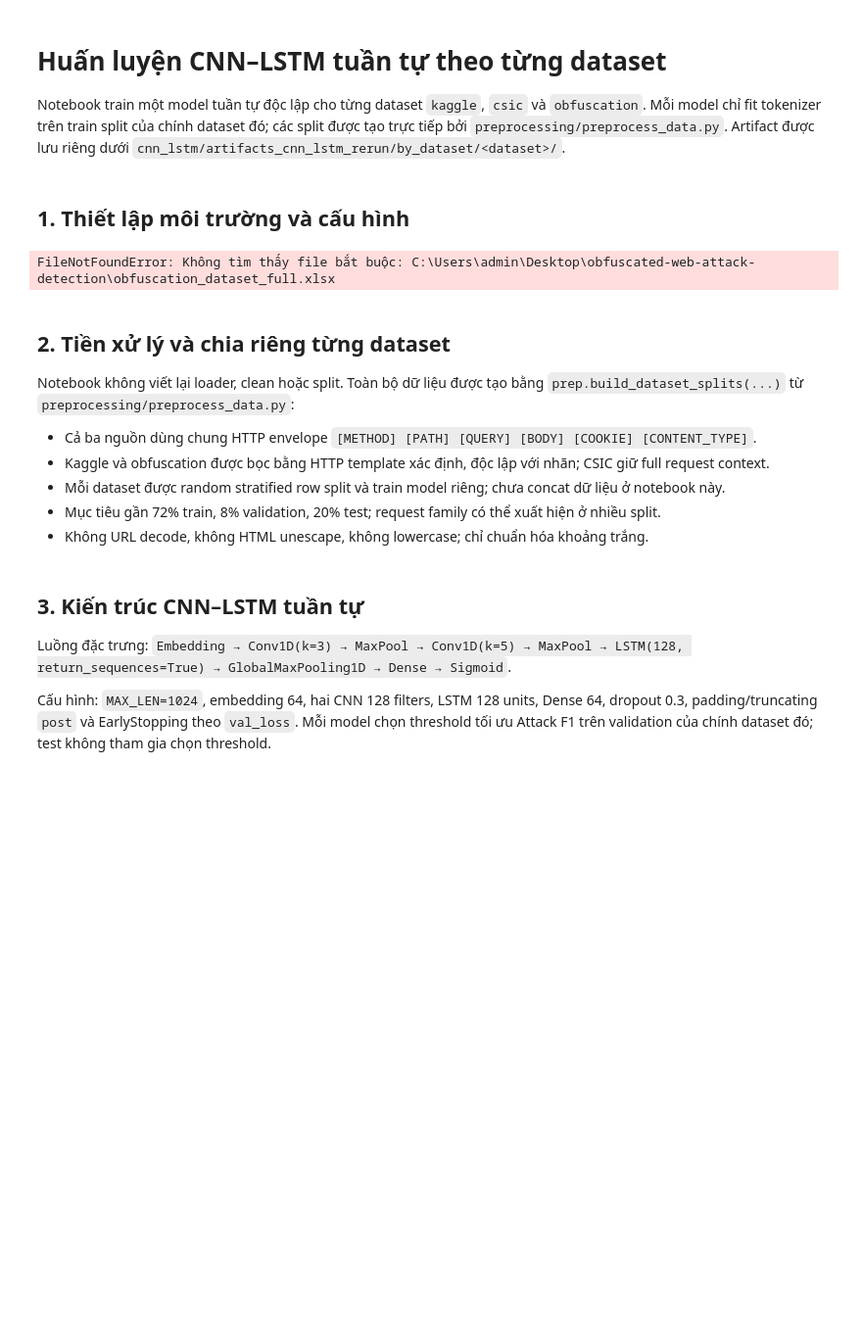
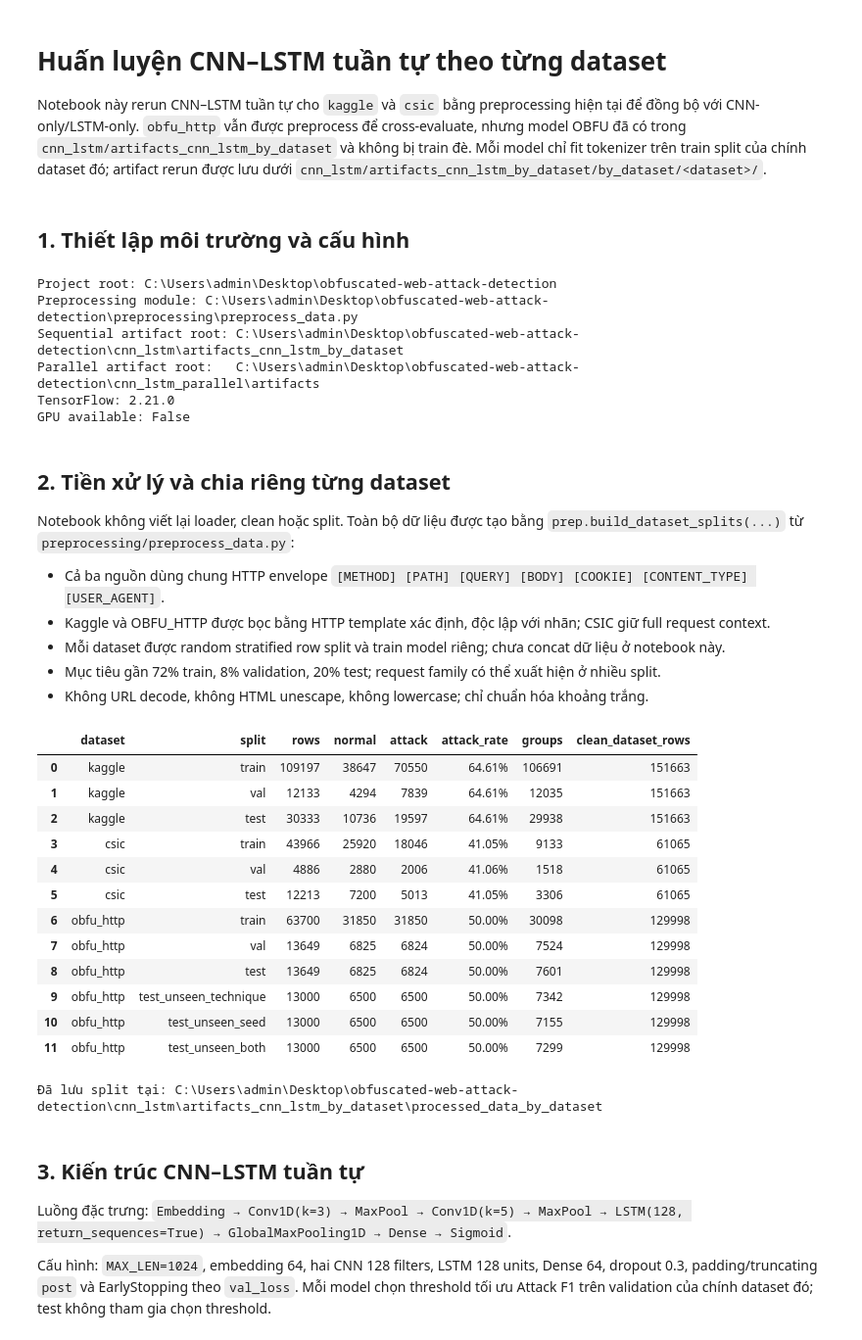
Before and after one commit to Khangdz296/obfuscated-web-attack-detection, a Jupyter notebook: cnn_lstm/CNN_LSTM.ipynb, the cells around one changed output. Shown at 98% size. Saved outputs shown, nothing was run; the diff lists cells and outputs as text; code cells hidden in the pictures; blank space fills up the shorter version.

```diff
--- a/cnn_lstm/CNN_LSTM.ipynb
+++ b/cnn_lstm/CNN_LSTM.ipynb
@@ -1,7 +1,7 @@
 # %% [markdown]
 # Huấn luyện CNN–LSTM tuần tự theo từng dataset
 
-Notebook train một model tuần tự độc lập cho từng dataset `kaggle`, `csic` và `obfuscation`. Mỗi model chỉ fit tokenizer trên train split của chính dataset đó; các split được tạo trực tiếp bởi `preprocessing/preprocess_data.py`. Artifact được lưu riêng dưới `cnn_lstm/artifacts_cnn_lstm_rerun/by_dataset/<dataset>/`.
+Notebook này rerun CNN–LSTM tuần tự cho `kaggle` và `csic` bằng preprocessing hiện tại để đồng bộ với CNN-only/LSTM-only. `obfu_http` vẫn được preprocess để cross-evaluate, nhưng model OBFU đã có trong `cnn_lstm/artifacts_cnn_lstm_by_dataset` và không bị train đè. Mỗi model chỉ fit tokenizer trên train split của chính dataset đó; artifact rerun được lưu dưới `cnn_lstm/artifacts_cnn_lstm_by_dataset/by_dataset/<dataset>/`.
 # %% [markdown]
 ## 1. Thiết lập môi trường và cấu hình
 # %%
@@ -48,6 +48,7 @@ BATCH_SIZE = 128
 EPOCHS = 50
 TEST_SIZE = 0.20
 VAL_SIZE_WITHIN_TRAIN_VAL = 0.10
+SPLIT_PROTOCOL = "random_stratified_row"
 DECISION_THRESHOLD = 0.50
 # Dùng cùng threshold cố định với pipeline song song để so sánh kiến trúc công bằng.
 THRESHOLD_STRATEGY = "fixed"
@@ -55,8 +56,8 @@ EARLY_STOPPING_MIN_DELTA = 1e-4
 
 KAGGLE_PATH = PROJECT_ROOT / "SQLInjection_XSS_MixDataset.1.0.0.csv"
 CSIC_PATH = PROJECT_ROOT / "csic_database.csv"
-OBFUSCATION_PATH = PROJECT_ROOT / "obfuscation_dataset.xlsx"
-ARTIFACT_ROOT = NOTEBOOK_DIR / "artifacts_cnn_lstm_rerun"
+OBFU_PATH = PROJECT_ROOT / "obfu_http_dataset_v2.csv"
+ARTIFACT_ROOT = NOTEBOOK_DIR / "artifacts_cnn_lstm_by_dataset"
 PARALLEL_ARTIFACT_ROOT = PROJECT_ROOT / "cnn_lstm_parallel" / "artifacts"
 
 for required_path in (
@@ -64,7 +65,7 @@ for required_path in (
     PROJECT_ROOT / "preprocessing" / "preprocess_data.py",
     KAGGLE_PATH,
     CSIC_PATH,
-    OBFUSCATION_PATH,
+    OBFU_PATH,
 ):
     if not required_path.exists():
         raise FileNotFoundError(f"Không tìm thấy file bắt buộc: {required_path}")
@@ -90,14 +91,19 @@ print("Parallel artifact root:  ", PARALLEL_ARTIFACT_ROOT)
 print("TensorFlow:", tf.__version__)
 print("GPU available:", bool(tf.config.list_physical_devices("GPU")))
 # %% [output]
-FileNotFoundError: Không tìm thấy file bắt buộc: C:\Users\admin\Desktop\obfuscated-web-attack-detection\obfuscation_dataset_full.xlsx
+Project root: C:\Users\admin\Desktop\obfuscated-web-attack-detection
+Preprocessing module: C:\Users\admin\Desktop\obfuscated-web-attack-detection\preprocessing\preprocess_data.py
+Sequential artifact root: C:\Users\admin\Desktop\obfuscated-web-attack-detection\cnn_lstm\artifacts_cnn_lstm_by_dataset
+Parallel artifact root:   C:\Users\admin\Desktop\obfuscated-web-attack-detection\cnn_lstm_parallel\artifacts
+TensorFlow: 2.21.0
+GPU available: False
 # %% [markdown]
 ## 2. Tiền xử lý và chia riêng từng dataset
 
 Notebook không viết lại loader, clean hoặc split. Toàn bộ dữ liệu được tạo bằng `prep.build_dataset_splits(...)` từ `preprocessing/preprocess_data.py`:
 
-- Cả ba nguồn dùng chung HTTP envelope `[METHOD] [PATH] [QUERY] [BODY] [COOKIE] [CONTENT_TYPE]`.
-- Kaggle và obfuscation được bọc bằng HTTP template xác định, độc lập với nhãn; CSIC giữ full request context.
+- Cả ba nguồn dùng chung HTTP envelope `[METHOD] [PATH] [QUERY] [BODY] [COOKIE] [CONTENT_TYPE] [USER_AGENT]`.
+- Kaggle và OBFU_HTTP được bọc bằng HTTP template xác định, độc lập với nhãn; CSIC giữ full request context.
 - Mỗi dataset được random stratified row split và train model riêng; chưa concat dữ liệu ở notebook này.
 - Mục tiêu gần 72% train, 8% validation, 20% test; request family có thể xuất hiện ở nhiều split.
 - Không URL decode, không HTML unescape, không lowercase; chỉ chuẩn hóa khoảng trắng.
@@ -105,10 +111,11 @@ Notebook không viết lại loader, clean hoặc split. Toàn bộ dữ liệu
 dataset_splits, preprocessing_metadata = prep.build_dataset_splits(
     kaggle_path=str(KAGGLE_PATH),
     csic_path=str(CSIC_PATH),
-    obfu_path=str(OBFUSCATION_PATH),
+    obfu_path=str(OBFU_PATH),
     test_size=TEST_SIZE,
     val_size=VAL_SIZE_WITHIN_TRAIN_VAL,
     seed=SEED,
+    split_protocol=SPLIT_PROTOCOL,
 )
 
 processed_data_dir = ARTIFACT_ROOT / "processed_data_by_dataset"
@@ -119,33 +126,48 @@ with (ARTIFACT_ROOT / "preprocessing_metadata.json").open("w", encoding="utf-8")
 audit_rows = []
 for dataset_name, splits in dataset_splits.items():
     clean_summary = preprocessing_metadata["datasets"][dataset_name]["clean"]
     for split_name, frame in splits.items():
         label_counts = frame["label"].value_counts().to_dict()
         audit_rows.append({
             "dataset": dataset_name,
             "split": split_name,
             "rows": int(len(frame)),
             "normal": int(label_counts.get(0, 0)),
             "attack": int(label_counts.get(1, 0)),
             "attack_rate": float(frame["label"].mean()),
             "groups": int(frame["split_group"].nunique()),
             "clean_dataset_rows": int(clean_summary["rows"]),
         })
 
     if preprocessing_metadata["preprocessing_policy"]["split_protocol"] == "family_group":
         split_names = list(splits)
         for left_index, left_name in enumerate(split_names):
             left_groups = set(splits[left_name]["split_group"])
             for right_name in split_names[left_index + 1:]:
                 overlap = left_groups & set(splits[right_name]["split_group"])
                 if overlap:
                     raise AssertionError(
                         f"Group leakage {dataset_name}: {left_name}/{right_name} = {len(overlap)}"
                     )
 
 split_audit = pd.DataFrame(audit_rows)
 display(split_audit.style.format({"attack_rate": "{:.2%}"}))
 print("Đã lưu split tại:", processed_data_dir)
+# %% [output]
+|  | dataset | split | rows | normal | attack | attack_rate | groups | clean_dataset_rows |
+| 0 | kaggle | train | 109197 | 38647 | 70550 | 64.61% | 106691 | 151663 |
+| 1 | kaggle | val | 12133 | 4294 | 7839 | 64.61% | 12035 | 151663 |
+| 2 | kaggle | test | 30333 | 10736 | 19597 | 64.61% | 29938 | 151663 |
+| 3 | csic | train | 43966 | 25920 | 18046 | 41.05% | 9133 | 61065 |
+| 4 | csic | val | 4886 | 2880 | 2006 | 41.06% | 1518 | 61065 |
+| 5 | csic | test | 12213 | 7200 | 5013 | 41.05% | 3306 | 61065 |
+| 6 | obfu_http | train | 63700 | 31850 | 31850 | 50.00% | 30098 | 129998 |
+| 7 | obfu_http | val | 13649 | 6825 | 6824 | 50.00% | 7524 | 129998 |
+| 8 | obfu_http | test | 13649 | 6825 | 6824 | 50.00% | 7601 | 129998 |
+| 9 | obfu_http | test_unseen_technique | 13000 | 6500 | 6500 | 50.00% | 7342 | 129998 |
+| 10 | obfu_http | test_unseen_seed | 13000 | 6500 | 6500 | 50.00% | 7155 | 129998 |
+| 11 | obfu_http | test_unseen_both | 13000 | 6500 | 6500 | 50.00% | 7299 | 129998 |
+Đã lưu split tại: C:\Users\admin\Desktop\obfuscated-web-attack-detection\cnn_lstm\artifacts_cnn_lstm_by_dataset\processed_data_by_dataset
 # %% [markdown]
 ## 3. Kiến trúc CNN–LSTM tuần tự
 
```
Also changed, not shown: parts of 5 cells of this notebook, 27 other files.
